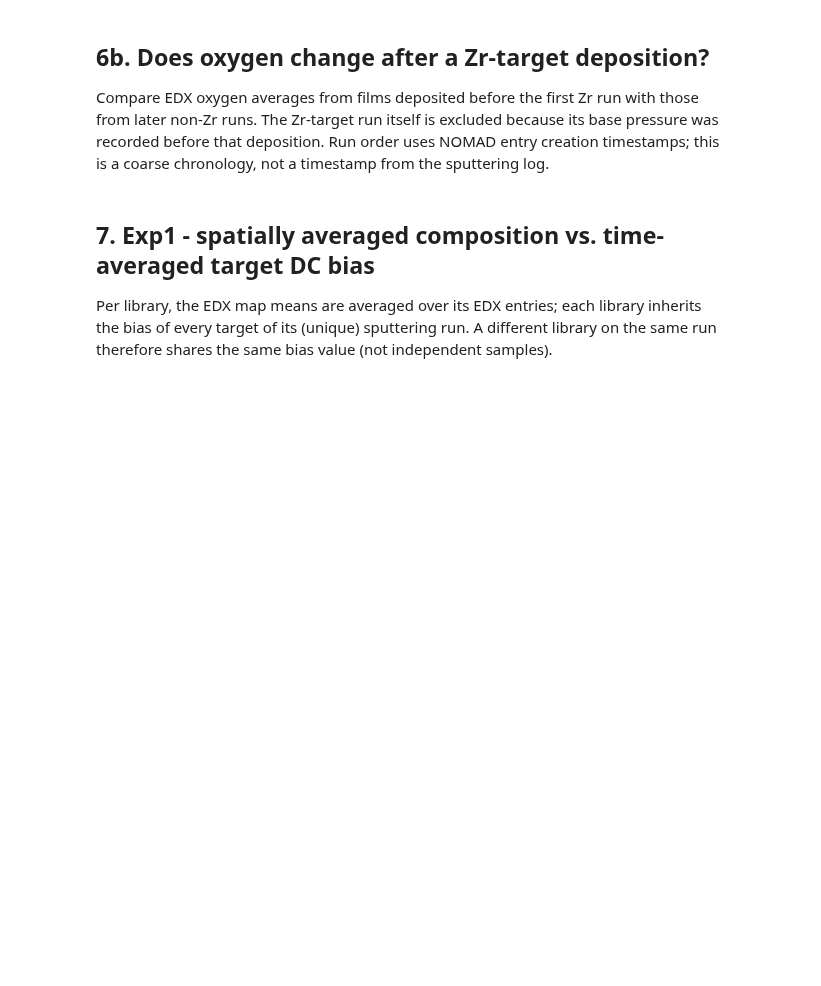
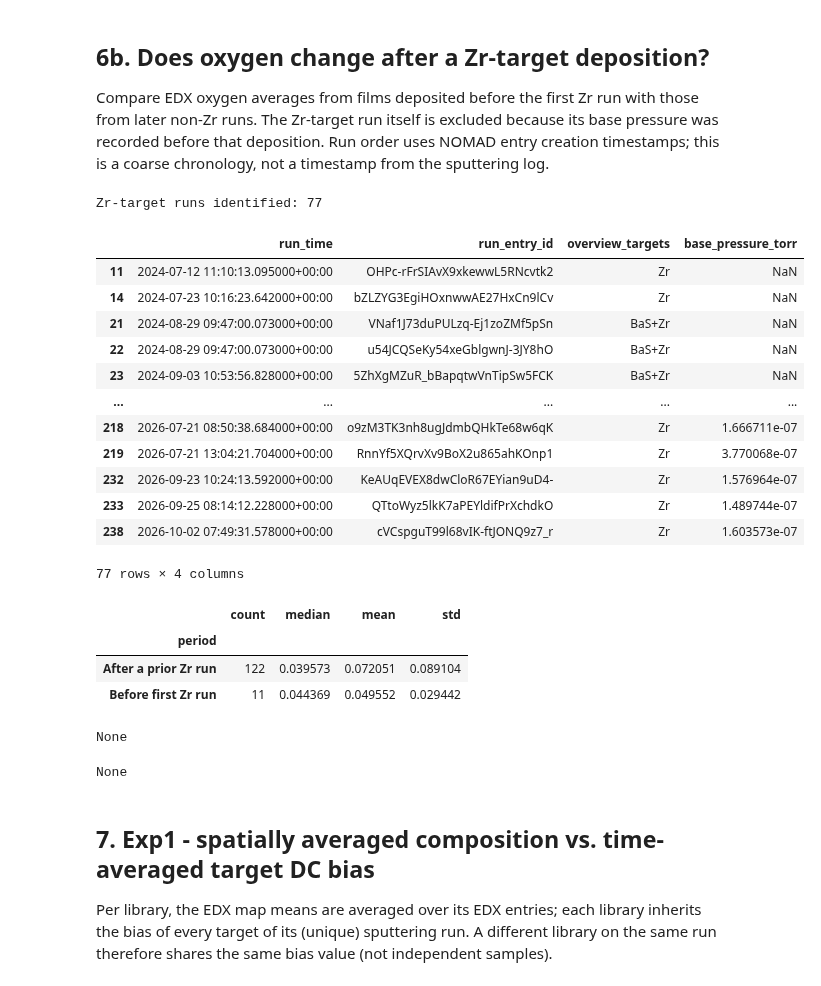
Before and after one commit to DTU-Nanolab-materials-discovery/nomad-dtu-nanolab-plugin, a Jupyter notebook: notebooks/oasis_trends/exp1_exp2_composition_vs_sputtering.ipynb, the cells around one changed output. Drawn from its saved outputs; the diff is of its cells as text; code cells hidden in the pictures; blank space fills up the shorter version.

```diff
--- a/notebooks/oasis_trends/exp1_exp2_composition_vs_sputtering.ipynb
+++ b/notebooks/oasis_trends/exp1_exp2_composition_vs_sputtering.ipynb
@@ -246,7 +274,7 @@ def parse_sputtering(eid, data, entry_create_time=None):
     gun_targets = sorted({d.get('target_material') for d in guns.values() if d.get('target_material')})
     run = {
         'run_entry_id': eid, 'run_lab_id': data.get('lab_id'), 'run_name': data.get('name'),
-        'base_pressure_torr': (lambda v: None if v is None else v / PA_PER_TORR)(num(data.get('base_pressure'))), 'entry_create_time': entry_create_time, 'n_steps': len(steps),
+        'base_pressure_torr': (lambda v: None if v is None else v / PA_PER_TORR)(num(data.get('base_pressure'))), 'entry_create_time': entry_create_time, 'datetime': data.get('datetime'), 'n_steps': len(steps),
         'n_substrates': len(as_list(data.get('substrates'))), 'n_sample_refs': len(as_list(data.get('samples'))),
         'overview_guns': ','.join(guns), 'overview_targets': '+'.join(gun_targets),
     }
@@ -465,40 +544,70 @@ else:
 ## 6b. Does oxygen change after a Zr-target deposition?
 Compare EDX oxygen averages from films deposited before the first Zr run with those from later non-Zr runs. The Zr-target run itself is excluded because its base pressure was recorded before that deposition. Run order uses NOMAD entry creation timestamps; this is a coarse chronology, not a timestamp from the sputtering log.
 # %%
-run_chronology = runs[['run_entry_id', 'entry_create_time', 'overview_targets', 'base_pressure_torr']].copy()
-run_chronology['run_time'] = pd.to_datetime(run_chronology['entry_create_time'], utc=True, errors='coerce')
+CHRONOLOGY_START_DATE = None  # Set to 'YYYY-MM-DD' to exclude earlier runs; None keeps all dates.
+run_chronology = runs[['run_entry_id', 'datetime', 'overview_targets', 'base_pressure_torr']].copy()
+run_chronology['run_time'] = pd.to_datetime(run_chronology['datetime'], utc=True, errors='coerce')
 run_chronology = run_chronology.dropna(subset=['run_time']).drop_duplicates('run_entry_id')
 run_chronology = run_chronology.sort_values(['run_time', 'run_entry_id']).reset_index(drop=True)
+if CHRONOLOGY_START_DATE is not None:
+    start_date = pd.to_datetime(CHRONOLOGY_START_DATE, utc=True, errors='raise')
+    excluded_runs = int((run_chronology['run_time'] < start_date).sum())
+    run_chronology = run_chronology[run_chronology['run_time'] >= start_date].copy()
+    print(f'Chronology cutoff: {start_date.date()} (excluded {excluded_runs} earlier runs)')
 run_chronology['is_zr_run'] = run_chronology['overview_targets'].fillna('').str.contains(
     r'(?<![A-Za-z])Zr(?![a-z])|zirconium', case=False, regex=True)
 run_chronology['zr_sputtered_before'] = run_chronology['is_zr_run'].shift(fill_value=False).cummax()
-if run_chronology['is_zr_run'].any():
+if run_chronology.empty:
+    print('No sputtering runs remain in the chronology after applying the date cutoff.')
+elif run_chronology['is_zr_run'].any():
     zirconium_runs = run_chronology[run_chronology['is_zr_run']]
     print('Zr-target runs identified:', len(zirconium_runs))
     display(zirconium_runs[['run_time', 'run_entry_id', 'overview_targets', 'base_pressure_torr']])
     if len(exp2):
         oxygen_history = exp2.merge(
             run_chronology[['run_entry_id', 'run_time', 'is_zr_run', 'zr_sputtered_before']],
             on='run_entry_id', how='left')
         # Reduce multiple mapped samples to one mean per run to avoid treating
         # repeated samples from a deposition as independent run observations.
         oxygen_by_run = oxygen_history.groupby('run_entry_id', as_index=False).agg(
             run_time=('run_time', 'first'), oxygen_fraction=('frac_O', 'mean'),
             target_set=('targets', 'first'), is_zr_run=('is_zr_run', 'first'),
             zr_sputtered_before=('zr_sputtered_before', 'first'))
-        oxygen_by_run = oxygen_by_run[~oxygen_by_run['is_zr_run'].fillna(False)].dropna(subset=['oxygen_fraction', 'run_time'])
+        non_zr_runs = ~oxygen_by_run['is_zr_run'].fillna(False).astype(bool)
+        oxygen_by_run = oxygen_by_run[non_zr_runs].dropna(subset=['oxygen_fraction', 'run_time'])
         oxygen_by_run['period'] = oxygen_by_run['zr_sputtered_before'].map(
             {False: 'Before first Zr run', True: 'After a prior Zr run'})
         display(oxygen_by_run.groupby('period')['oxygen_fraction'].agg(['count', 'median', 'mean', 'std']))
         display(px.scatter(oxygen_by_run, x='run_time', y='oxygen_fraction', color='period',
                            hover_data=['run_entry_id', 'target_set'],
                            title='EDX oxygen by deposition chronology relative to Zr sputtering').show())
         display(px.box(oxygen_by_run, x='period', y='oxygen_fraction', points='all',
                        title='EDX oxygen before versus after a prior Zr-target run').show())
     else:
         print('No oxygen-bearing joined EDX/run pairs in the selected records.')
 else:
     print('No Zr-target sputtering run identified in the fetched visible run archives; check target names and archive coverage.')
+# %% [output]
+Zr-target runs identified: 77
+|  | run_time | run_entry_id | overview_targets | base_pressure_torr |
+| 11 | 2024-07-12 11:10:13.095000+00:00 | OHPc-rFrSIAvX9xkewwL5RNcvtk2 | Zr | NaN |
+| 14 | 2024-07-23 10:16:23.642000+00:00 | bZLZYG3EgiHOxnwwAE27HxCn9lCv | Zr | NaN |
+| 21 | 2024-08-29 09:47:00.073000+00:00 | VNaf1J73duPULzq-Ej1zoZMf5pSn | BaS+Zr | NaN |
+| 22 | 2024-08-29 09:47:00.073000+00:00 | u54JCQSeKy54xeGblgwnJ-3JY8hO | BaS+Zr | NaN |
+| 23 | 2024-09-03 10:53:56.828000+00:00 | 5ZhXgMZuR_bBapqtwVnTipSw5FCK | BaS+Zr | NaN |
+| ... | ... | ... | ... | ... |
+| 218 | 2026-07-21 08:50:38.684000+00:00 | o9zM3TK3nh8ugJdmbQHkTe68w6qK | Zr | 1.666711e-07 |
+| 219 | 2026-07-21 13:04:21.704000+00:00 | RnnYf5XQrvXv9BoX2u865ahKOnp1 | Zr | 3.770068e-07 |
+| 232 | 2026-09-23 10:24:13.592000+00:00 | KeAUqEVEX8dwCloR67EYian9uD4- | Zr | 1.576964e-07 |
+| 233 | 2026-09-25 08:14:12.228000+00:00 | QTtoWyz5lkK7aPEYldifPrXchdkO | Zr | 1.489744e-07 |
+| 238 | 2026-10-02 07:49:31.578000+00:00 | cVCspguT99l68vIK-ftJONQ9z7_r | Zr | 1.603573e-07 |
+77 rows × 4 columns
+|  | count | median | mean | std |
+| period |  |  |  |  |
+| After a prior Zr run | 122 | 0.039573 | 0.072051 | 0.089104 |
+| Before first Zr run | 11 | 0.044369 | 0.049552 | 0.029442 |
+None
+None
 # %% [markdown]
 ## 7. Exp1 - spatially averaged composition vs. time-averaged target DC bias
 Per library, the EDX map means are averaged over its EDX entries; each library inherits the bias of every target of its (unique) sputtering run. A different library on the same run therefore shares the same bias value (not independent samples).
```
Also changed, not shown: parts of 9 cells of this notebook, 1 other file.
